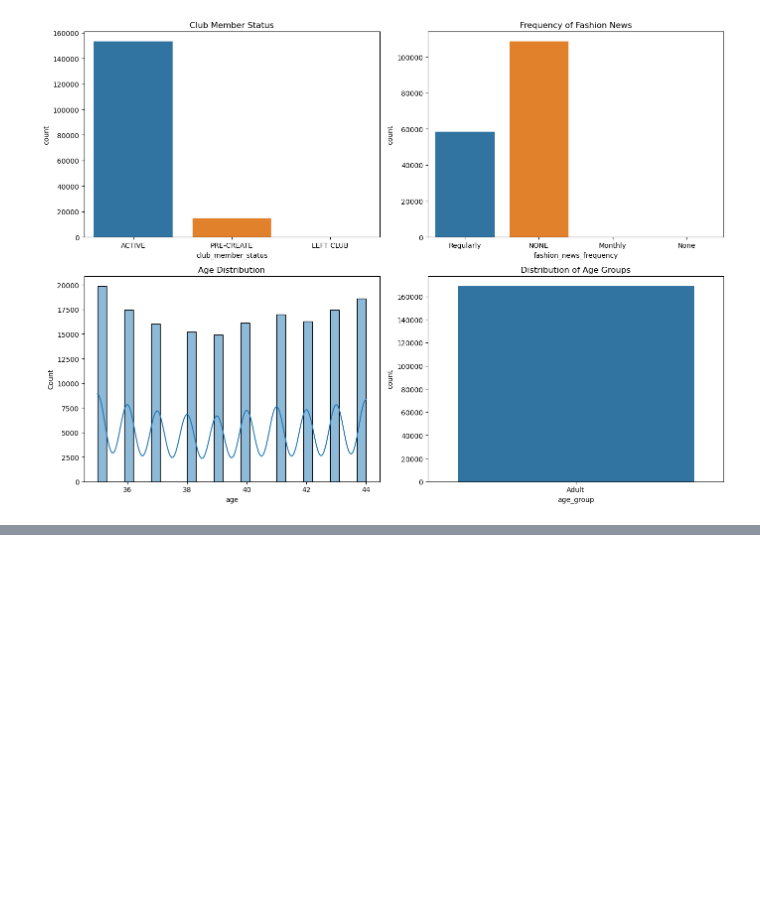
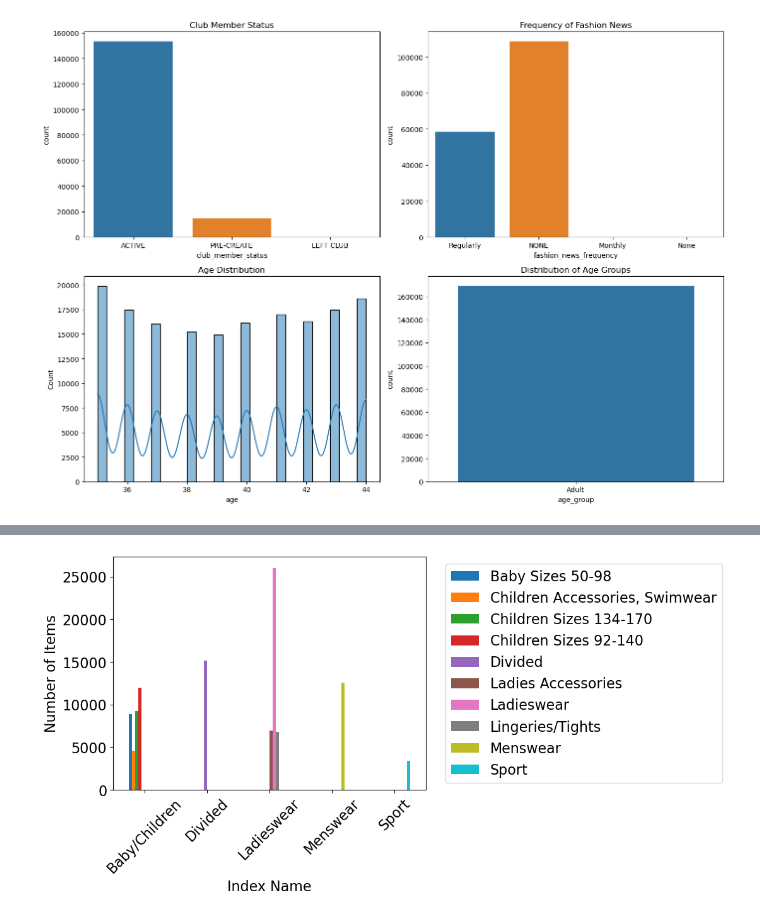
Before and after one commit to billysimct/Data-Science-Business, a Jupyter notebook: EDA.ipynb, the cells around one changed output, grey strips where cells are left out. Saved outputs shown, nothing was run; the diff lists cells and outputs as text; code cells hidden in the pictures; blank space fills up the shorter version.

```diff
--- a/EDA.ipynb
+++ b/EDA.ipynb
@@ -172,0 +227,13 @@ plt.show()
+# %%
+cross_tab = pd.crosstab(articles['index_group_name'], articles['index_name'])
+
+ax = cross_tab.plot.bar()
+
+ax.set_xlabel('Index Name')
+ax.set_ylabel('Number of Items')
+ax.set_xticklabels(ax.get_xticklabels(), rotation=45)
+
+ax.legend(bbox_to_anchor=(1.04, 0.5), loc='center left')
+plt.show()
+# %% [output]
+[figure, added]
```
Also changed, not shown: parts of 37 cells of this notebook.
